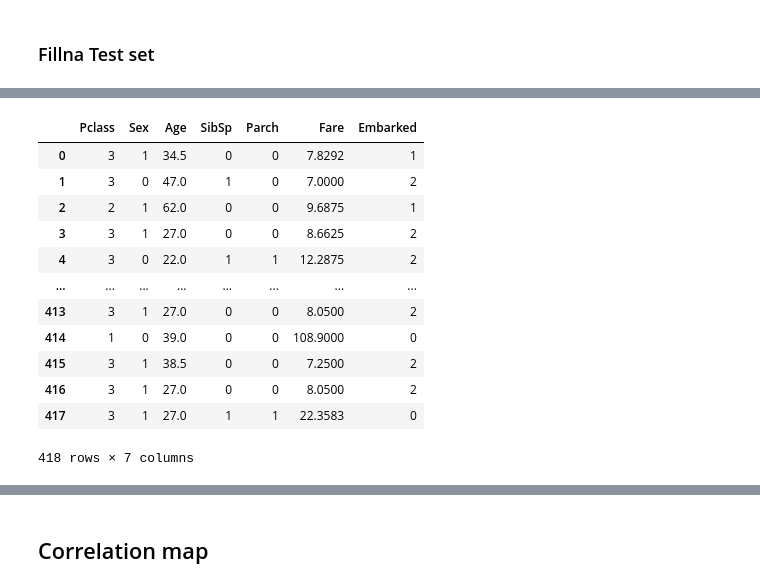
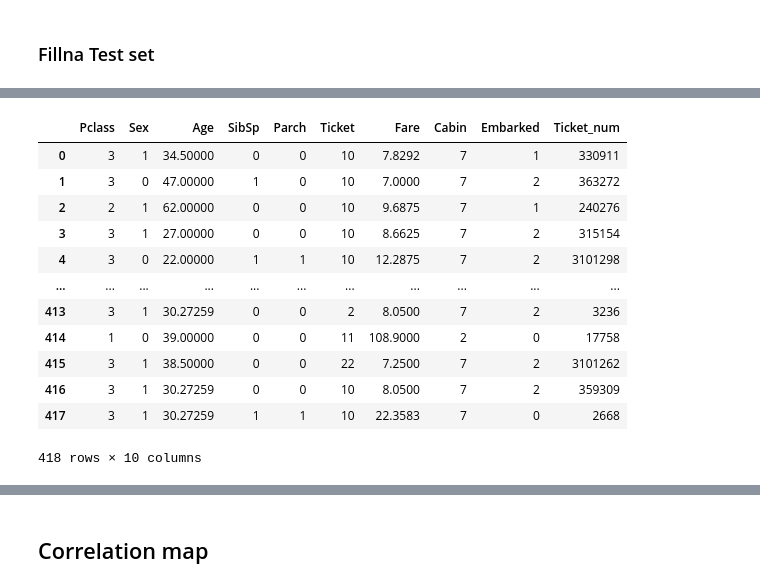
Before and after one commit to KunN-21/Titanic_Competition, a Jupyter notebook: Titannic_Competition.ipynb, the cells around one changed output, grey strips where cells are left out. Saved outputs shown, nothing was run; the diff lists cells and outputs as text; code cells hidden in the pictures.

```diff
--- a/Titannic_Competition.ipynb
+++ b/Titannic_Competition.ipynb
@@ -36,8 +37,3 @@ df_train.head()
 | 4 | 5 | 0 | 3 | Allen, Mr. William Henry | male | 35.0 | 0 | 0 | 373450 | 8.0500 | ... |
 # %% [markdown]
 ## Preprocessing
-# %%
-df_train = df_train.drop(columns= ["Name", "Ticket", "PassengerId", "Cabin"])
-df_test = df_test.drop(columns= ["Name", "Ticket", "PassengerId", "Cabin"])
-
-df_train
@@ -57,0 +40,3 @@ df_train
+# %%
+label_encoder = preprocessing.LabelEncoder()
+scaler = StandardScaler()
@@ -57,0 +76,15 @@ df_train
+# %%
+df_test = df_test.drop(columns= ["Name", "PassengerId"])
+df_test["Cabin"] = df_test["Cabin"][:].str[0]
+df_test["Cabin"].fillna("O", inplace=True)
+df_test["Cabin"] = label_encoder.fit_transform(df_test["Cabin"])
+
+
+df_test = df_test.replace({"Ticket": {"LINE": "LINE 0" }})
+df_test["Ticket_num"] = df_test["Ticket"].str.split(" ").str[-1].astype(int)
+
+df_test["Ticket"] = df_test["Ticket"].str.split(" ").str[0].apply(lambda x: x if x.isnumeric() == False else "None")
+df_test["Ticket"] = df_test["Ticket"].str.replace("/", "",regex=True).str.replace(".", "",regex=True)
+df_test["Ticket"] = label_encoder.fit_transform(df_test["Ticket"])
+
+df_test
@@ -71,10 +121,10 @@ Embarked      2
 dtype: int64
 # %%
-df_train = df_train.replace({"Sex": {"male":1, "female":0} })
-df_train["Age"].fillna(df_train["Age"].median(), inplace=True)
+df_train["Sex"] = label_encoder.fit_transform(df_train["Sex"])
 
-df_train["Embarked"].fillna(method= "ffill", inplace=True)
-df_train = df_train.replace({"Embarked": {"C":0, "Q":1, "S":2}})
+df_train["Age"].fillna(df_train["Age"].mean(), inplace=True)
 
+df_train["Embarked"] = label_encoder.fit_transform(df_train["Embarked"])
+df_train["Embarked"].fillna(df_train["Embarked"].mean(), inplace=True)
 df_train
 # %% [output]
@@ -118,23 +191,23 @@ Embarked     0
 dtype: int64
 # %%
-df_test["Age"].fillna(df_test["Age"].median(), inplace=True)
-df_test["Fare"].fillna(df_test["Fare"].median(), inplace=True)
+df_test["Age"].fillna(df_test["Age"].mean(), inplace=True)
+df_test["Fare"].fillna(df_test["Fare"].mean(), inplace=True)
 
-df_test = df_test.replace({"Sex": {"male":1, "female":0} })
-df_test = df_test.replace({"Embarked": {"C":0, "Q":1, "S":2}})
+df_test["Sex"] = label_encoder.fit_transform(df_test["Sex"])
+df_test["Embarked"] = label_encoder.fit_transform(df_test["Embarked"])
 
 df_test
 # %% [output]
-|  | Pclass | Sex | Age | SibSp | Parch | Fare | Embarked |
-| 0 | 3 | 1 | 34.5 | 0 | 0 | 7.8292 | 1 |
-| 1 | 3 | 0 | 47.0 | 1 | 0 | 7.0000 | 2 |
-| 2 | 2 | 1 | 62.0 | 0 | 0 | 9.6875 | 1 |
-| 3 | 3 | 1 | 27.0 | 0 | 0 | 8.6625 | 2 |
-| 4 | 3 | 0 | 22.0 | 1 | 1 | 12.2875 | 2 |
-| ... | ... | ... | ... | ... | ... | ... | ... |
-| 413 | 3 | 1 | 27.0 | 0 | 0 | 8.0500 | 2 |
-| 414 | 1 | 0 | 39.0 | 0 | 0 | 108.9000 | 0 |
-| 415 | 3 | 1 | 38.5 | 0 | 0 | 7.2500 | 2 |
-| 416 | 3 | 1 | 27.0 | 0 | 0 | 8.0500 | 2 |
-| 417 | 3 | 1 | 27.0 | 1 | 1 | 22.3583 | 0 |
+|  | Pclass | Sex | Age | SibSp | Parch | Ticket | Fare | Cabin | Embarked | Ticket_num |
+| 0 | 3 | 1 | 34.50000 | 0 | 0 | 10 | 7.8292 | 7 | 1 | 330911 |
+| 1 | 3 | 0 | 47.00000 | 1 | 0 | 10 | 7.0000 | 7 | 2 | 363272 |
+| 2 | 2 | 1 | 62.00000 | 0 | 0 | 10 | 9.6875 | 7 | 1 | 240276 |
+| 3 | 3 | 1 | 27.00000 | 0 | 0 | 10 | 8.6625 | 7 | 2 | 315154 |
+| 4 | 3 | 0 | 22.00000 | 1 | 1 | 10 | 12.2875 | 7 | 2 | 3101298 |
+| ... | ... | ... | ... | ... | ... | ... | ... | ... | ... | ... |
+| 413 | 3 | 1 | 30.27259 | 0 | 0 | 2 | 8.0500 | 7 | 2 | 3236 |
+| 414 | 1 | 0 | 39.00000 | 0 | 0 | 11 | 108.9000 | 2 | 0 | 17758 |
+| 415 | 3 | 1 | 38.50000 | 0 | 0 | 22 | 7.2500 | 7 | 2 | 3101262 |
+| 416 | 3 | 1 | 30.27259 | 0 | 0 | 10 | 8.0500 | 7 | 2 | 359309 |
+| 417 | 3 | 1 | 30.27259 | 1 | 1 | 10 | 22.3583 | 7 | 0 | 2668 |
-418 rows × 7 columns
+418 rows × 10 columns
```
Also changed, not shown: parts of 57 cells of this notebook.
